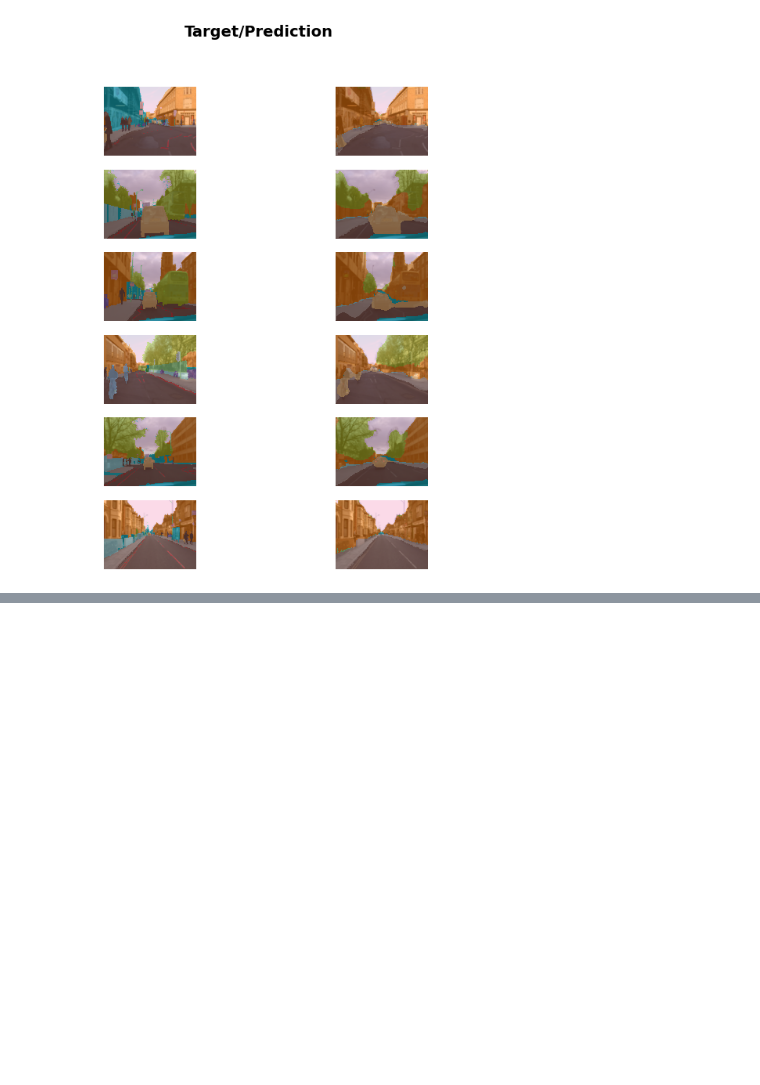
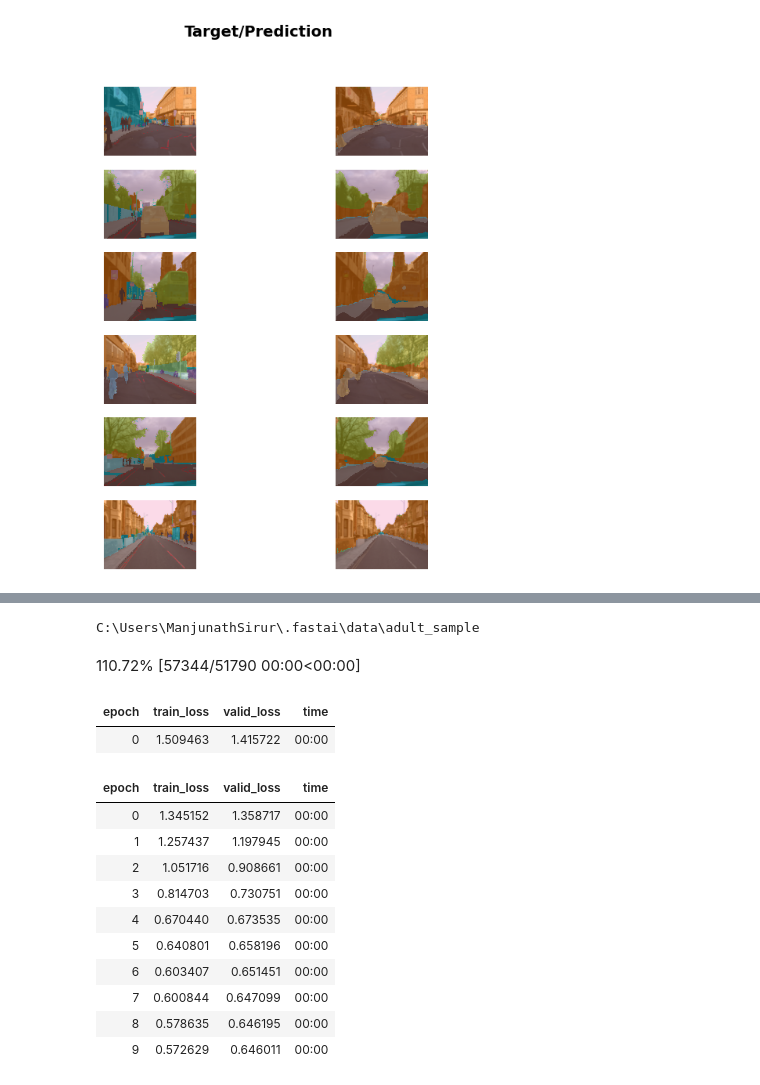
Before and after one commit to manjunathsirur1994/fastai, a Jupyter notebook: fastai-chapter1.ipynb, the cells around one changed output, grey strips where cells are left out. Saved outputs shown, nothing was run; the diff lists cells and outputs as text; code cells hidden in the pictures; blank space fills up the shorter version.

```diff
--- a/fastai-chapter1.ipynb
+++ b/fastai-chapter1.ipynb
@@ -66,0 +96,4 @@ learn.predict("I really liked the movie.")
+# %%
+print(path)
+# %% [output]
+C:\Users\ManjunathSirur\.fastai\data\adult_sample
@@ -66,0 +103,21 @@ learn.predict("I really liked the movie.")
+# %%
+from fastai.collab import *
+path = untar_data(URLs.ML_SAMPLE)
+dls = CollabDataLoaders.from_csv(path/'ratings.csv')
+learn = collab_learner(dls, y_range=(0.5, 5.5))
+learn.fine_tune(10)
+# %% [output]
+110.72% [57344/51790 00:00<00:00]
+| epoch | train_loss | valid_loss | time |
+| 0 | 1.509463 | 1.415722 | 00:00 |
+| epoch | train_loss | valid_loss | time |
+| 0 | 1.345152 | 1.358717 | 00:00 |
+| 1 | 1.257437 | 1.197945 | 00:00 |
+| 2 | 1.051716 | 0.908661 | 00:00 |
+| 3 | 0.814703 | 0.730751 | 00:00 |
+| 4 | 0.670440 | 0.673535 | 00:00 |
+| 5 | 0.640801 | 0.658196 | 00:00 |
+| 6 | 0.603407 | 0.651451 | 00:00 |
+| 7 | 0.600844 | 0.647099 | 00:00 |
+| 8 | 0.578635 | 0.646195 | 00:00 |
+| 9 | 0.572629 | 0.646011 | 00:00 |
```
Also changed, not shown: parts of 8 cells of this notebook.
